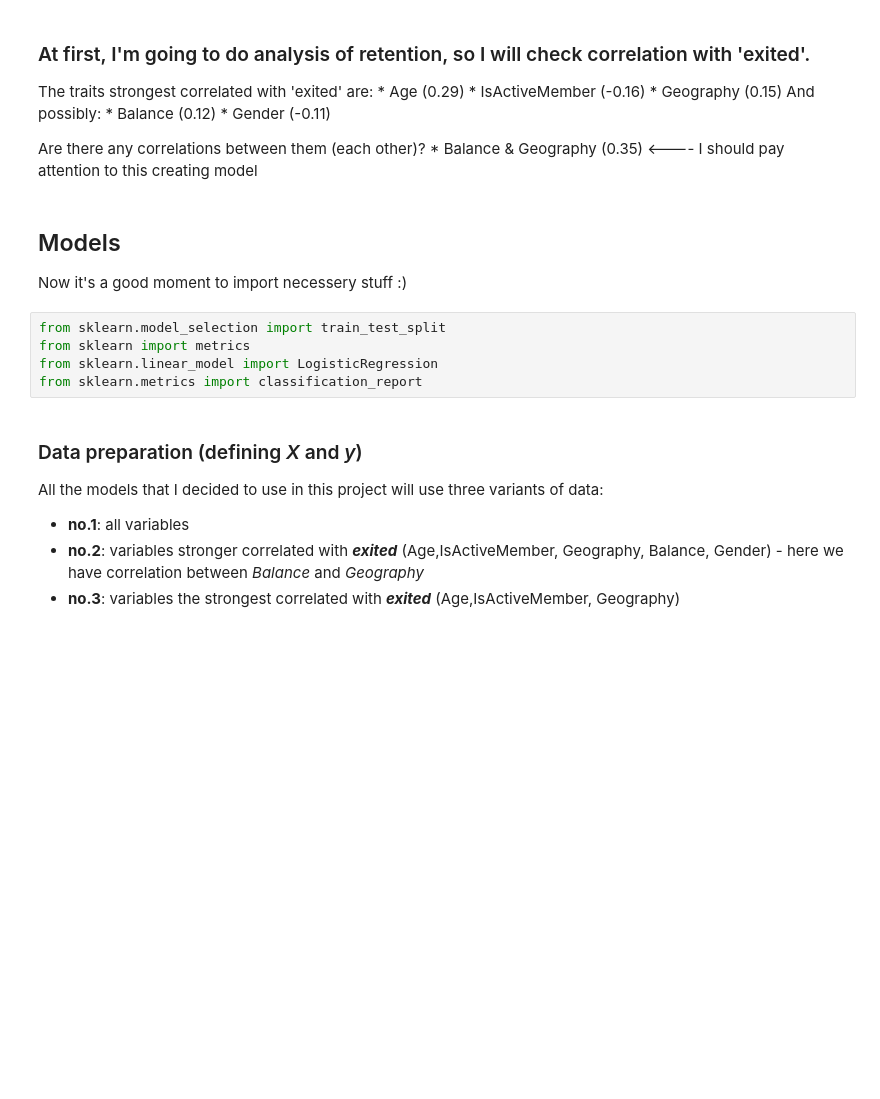
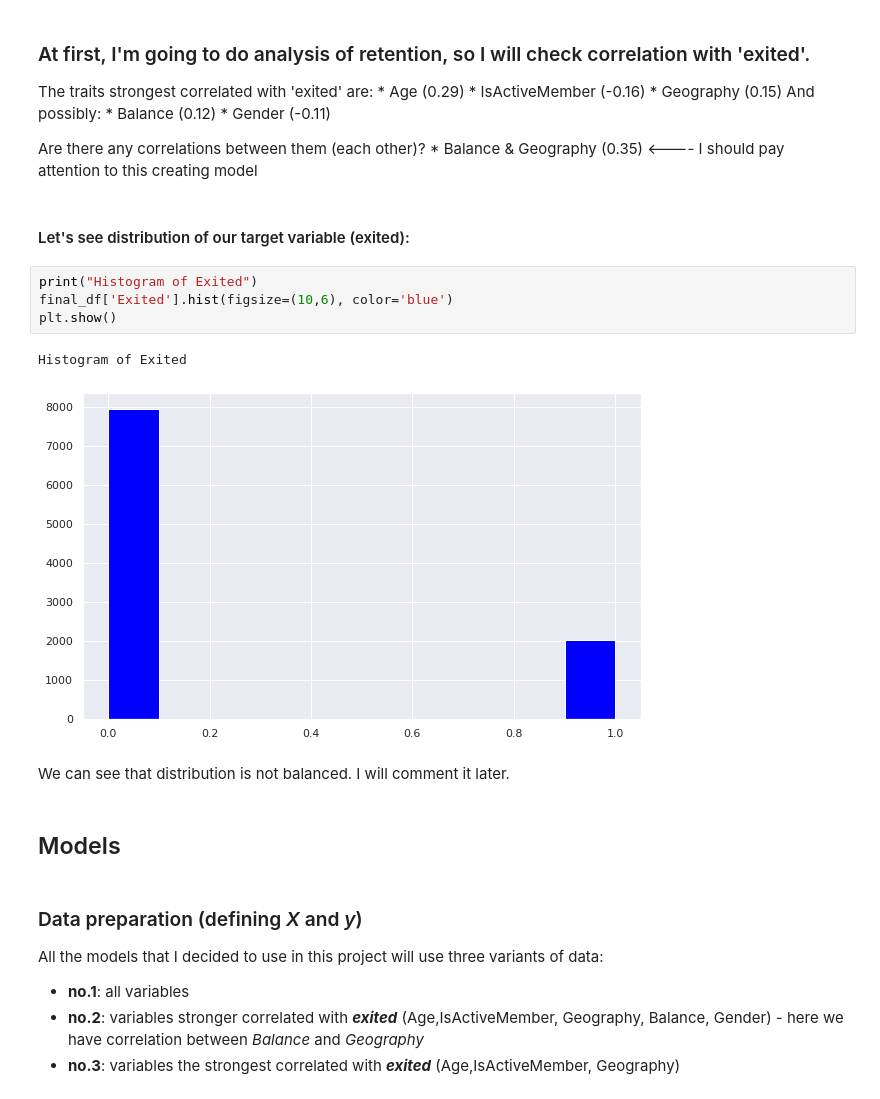
Before and after one commit to Zatorska/Bank_project, a Jupyter notebook: Bank_project.ipynb, the cells around one changed output. Saved outputs shown, nothing was run; the diff lists cells and outputs as text; blank space fills up the shorter version.

```diff
--- a/Bank_project.ipynb
+++ b/Bank_project.ipynb
@@ -162,15 +160,19 @@ And possibly:
 
 Are there any correlations between them (each other)?
     * Balance & Geography (0.35) <---- I should pay attention to this creating model
-# %% [markdown]
-## Models
-
-Now it's a good moment to import necessery stuff :)
-# %%
-from sklearn.model_selection import train_test_split
-from sklearn import metrics
-from sklearn.linear_model import LogisticRegression
-from sklearn.metrics import classification_report
+# %% [markdown]
+#### Let's see distribution of our target variable (exited):
+# %%
+print("Histogram of Exited")
+final_df['Exited'].hist(figsize=(10,6), color='blue')
+plt.show()
+# %% [output]
+Histogram of Exited
+[figure, added]
+# %% [markdown]
+We can see that distribution is not balanced. I will comment it later.
+# %% [markdown]
+## Models
 # %% [markdown]
 ### Data preparation (defining _X_ and _y_)
 All the models that I decided to use in this project will use three variants of data:
```
Also changed, not shown: parts of 45 cells of this notebook.
